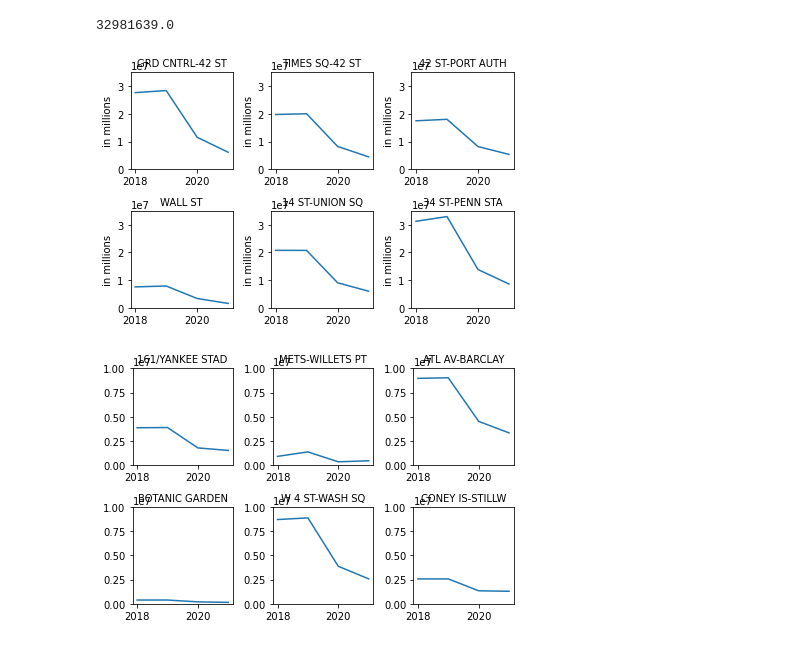
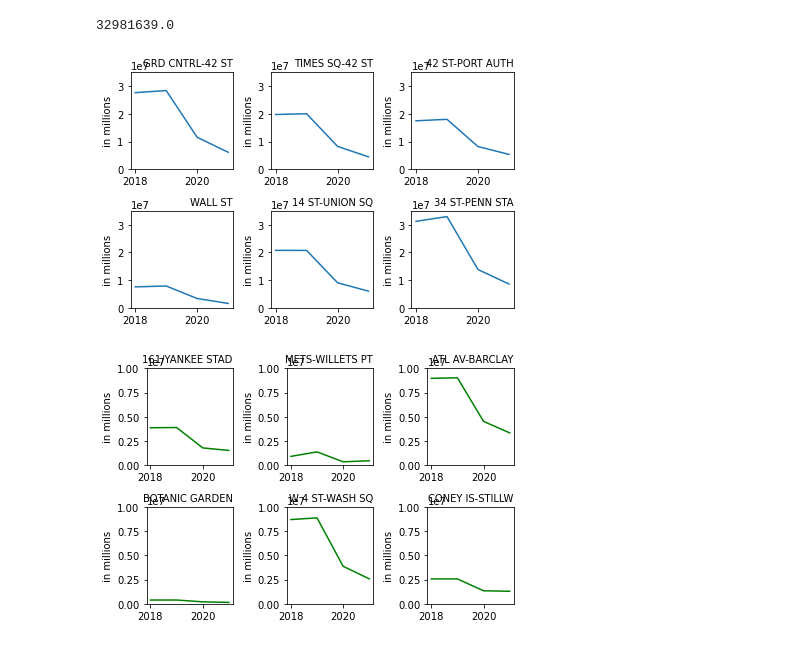
Before and after one commit to Franchalanche/MTA_Turnstile_Data_2018_2021, a Jupyter notebook: MTA Data Project 1 - Cleaned Data Exploration for Project - Francesca Piccorelli.ipynb, the cells around one changed output. Saved outputs shown, nothing was run; the diff lists cells and outputs as text; code cells hidden in the pictures.

```diff
--- a/MTA Data Project 1 - Cleaned Data Exploration for Project - Francesca Piccorelli.ipynb
+++ b/MTA Data Project 1 - Cleaned Data Exploration for Project - Francesca Piccorelli.ipynb
@@ -320,18 +359,19 @@ for val in np.arange(1,7,1):
     plt.subplot(2,3,val)
     plt.plot(db_val['YEAR'],db_val["CLEAN_NET_ENTS_N_EXITS"])
     plt.tight_layout()
-    plt.title(db_val.iloc[1,1],fontsize=10)
+    plt.title(db_val.iloc[1,1],fontsize=10, loc="right")
     plt.ylim(0,35000000)
     plt.ylabel("in millions")
 # %% [output]
-[figure, old version]
+[figure, new version]
 # %%
 for val in np.arange(7,13,1):
     db_val = stations_df_yr.loc[stations_df_yr["STATION_OF_INTEREST"]==val,stations_df_yr.columns]
     plt.subplot(2,3,val-6)
-    plt.plot(db_val['YEAR'],db_val["CLEAN_NET_ENTS_N_EXITS"])
+    plt.plot(db_val['YEAR'],db_val["CLEAN_NET_ENTS_N_EXITS"],color='g')
     plt.tight_layout()
-    plt.title(db_val.iloc[1,1],fontsize=10)
+    plt.title(db_val.iloc[1,1],fontsize=10,loc="right")
     plt.ylim(0,10000000)
+    plt.ylabel("in millions")
 # %% [output]
-[figure, old version]
+[figure, new version]
```
Also changed, not shown: parts of 5 cells of this notebook, 2 other files.
